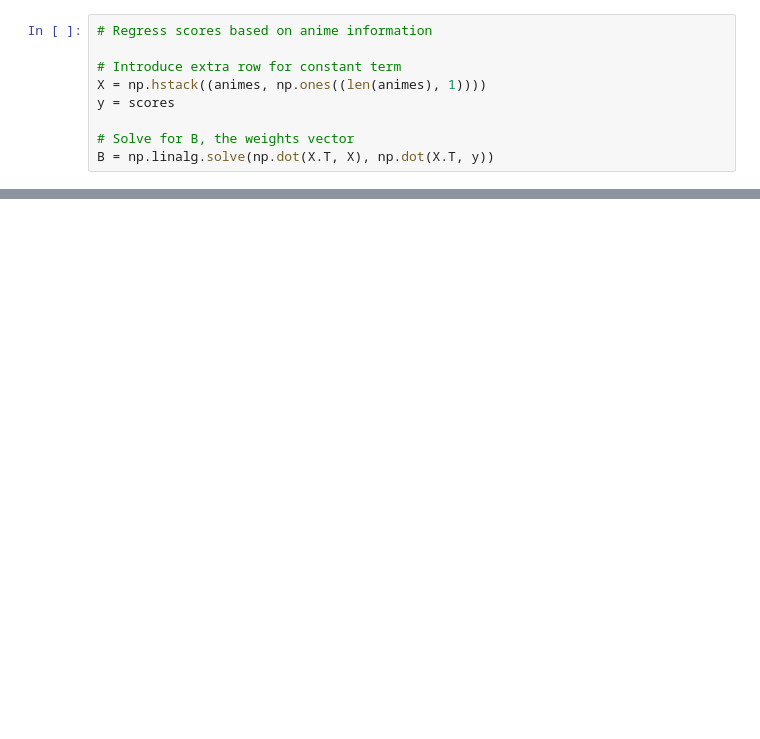
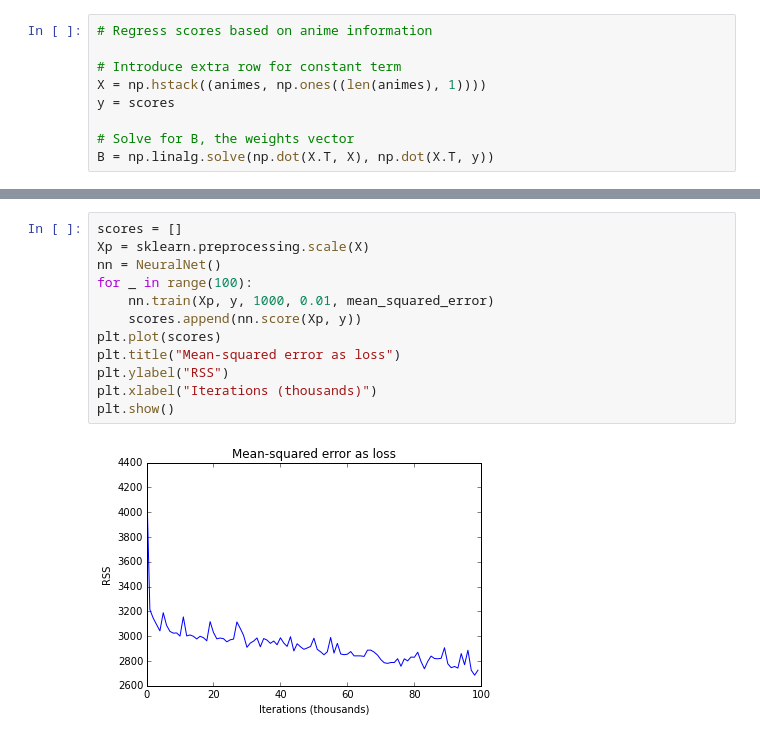
Before and after one commit to akrolsmir/cs189, a Jupyter notebook: proj/proj.ipynb, the cells around one changed output, grey strips where cells are left out. Drawn from its saved outputs; the diff is of its cells as text; blank space fills up the shorter version.

```diff
--- a/proj/proj.ipynb
+++ b/proj/proj.ipynb
@@ -68,0 +181,14 @@ B0 (the constant term) is 6.557905266
+# %%
+scores = []
+Xp = sklearn.preprocessing.scale(X)
+nn = NeuralNet()
+for _ in range(100):
+    nn.train(Xp, y, 1000, 0.01, mean_squared_error)
+    scores.append(nn.score(Xp, y))
+plt.plot(scores)
+plt.title("Mean-squared error as loss")
+plt.ylabel("RSS")
+plt.xlabel("Iterations (thousands)")
+plt.show()
+# %% [output]
+[figure, added]
```
Also changed, not shown: parts of 16 cells of this notebook.
